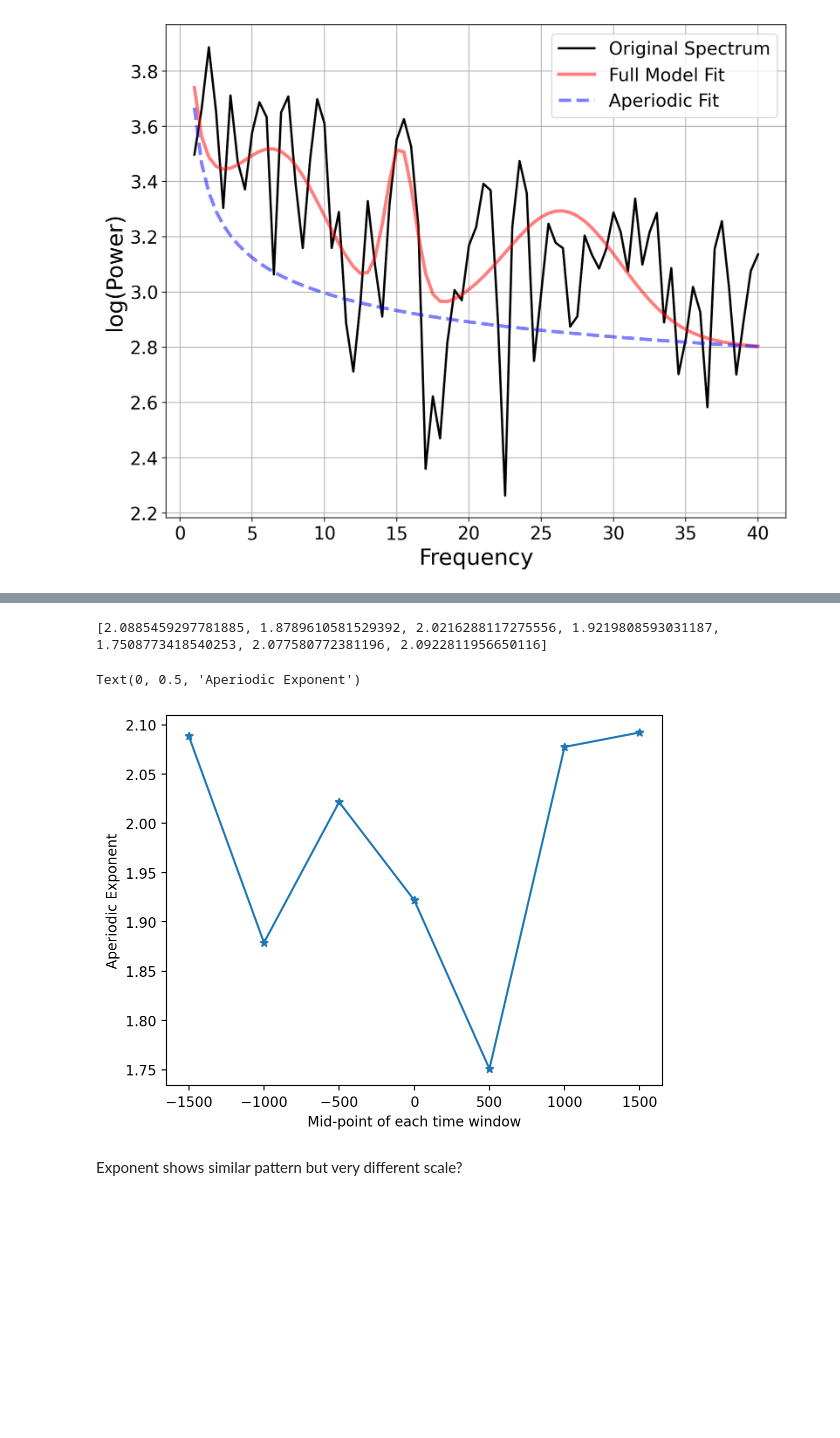
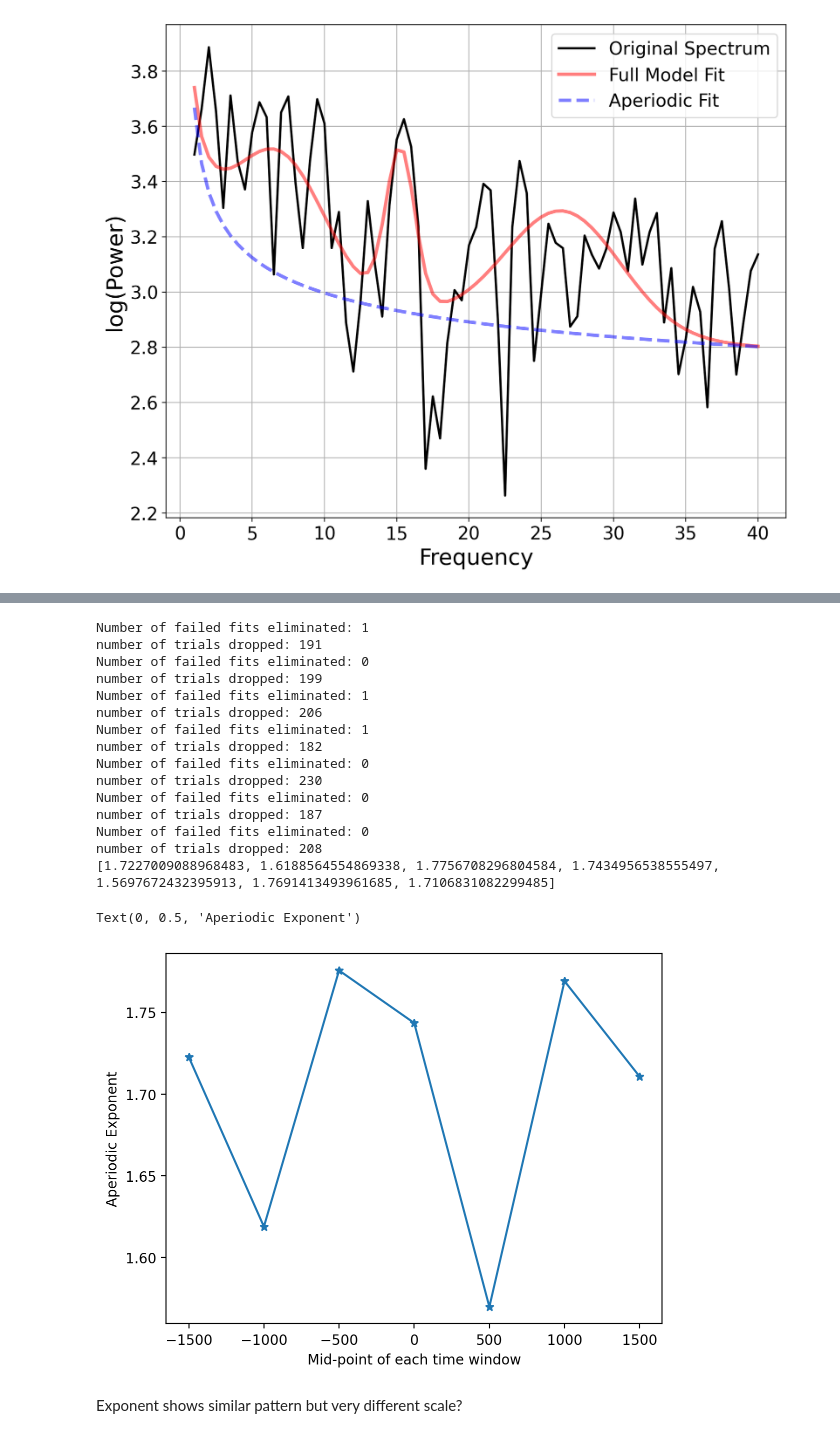
Before and after one commit to voytekresearch/TimeResolvedAperiodic, a Jupyter notebook: notebooks/SlidingWindowEstimations.ipynb, the cells around one changed output, grey strips where cells are left out. Drawn from its saved outputs; the diff is of its cells as text; code cells hidden in the pictures; blank space fills up the shorter version.

Commit message:
single trial sliding window fits

```diff
--- a/notebooks/SlidingWindowEstimations.ipynb
+++ b/notebooks/SlidingWindowEstimations.ipynb
@@ -669,0 +667,5 @@ Model fitting was unsuccessful.
+# %%
+g1 = groups_list[0]
+di = get_bad_fits(g1, gof_thresh=98, rsq_thresh=0.6, param_thresh=90, print_nans=1)
+clean_g1 = get_clean_fooofs(g1, di)
+clean_g1.report()
@@ -670,17 +694,32 @@ Model fitting was unsuccessful.
 # %%
 exps=[]
 for i in range(len(ts)):
-    aper_params = groups_list[i].get_params('aperiodic_params',col='exponent')
-    aper_params = aper_params[np.isfinite(aper_params)]
+    di = get_bad_fits(groups_list[i], gof_thresh=98, rsq_thresh=0.6, param_thresh=90, print_nans=0)
+    clean_g = get_clean_fooofs(groups_list[i], di)
+    aper_params = clean_g.get_params('aperiodic_params',col='exponent')
     exps.append(aper_params.mean(axis=0))
 print(exps)
 plt.plot([((t[0]+t[1])/2) for t in ts],exps, marker='*')
 plt.xlabel('Mid-point of each time window')
 plt.ylabel('Aperiodic Exponent')
 # %% [output]
-[2.0885459297781885, 1.8789610581529392, 2.0216288117275556, 1.9219808593031187, 1.7508773418540253, 2.077580772381196, 2.0922811956650116]
+Number of failed fits eliminated: 1
+number of trials dropped: 191
+Number of failed fits eliminated: 0
+number of trials dropped: 199
+Number of failed fits eliminated: 1
+number of trials dropped: 206
+Number of failed fits eliminated: 1
+number of trials dropped: 182
+Number of failed fits eliminated: 0
+number of trials dropped: 230
+Number of failed fits eliminated: 0
+number of trials dropped: 187
+Number of failed fits eliminated: 0
+number of trials dropped: 208
+[1.7227009088968483, 1.6188564554869338, 1.7756708296804584, 1.7434956538555497, 1.5697672432395913, 1.7691413493961685, 1.7106831082299485]
 Text(0, 0.5, 'Aperiodic Exponent')
-[figure, old version]
+[figure, new version]
 # %% [markdown]
 Exponent shows similar pattern but very different scale?
 # %% [markdown]
```
Also changed, not shown: parts of 6 cells of this notebook.
